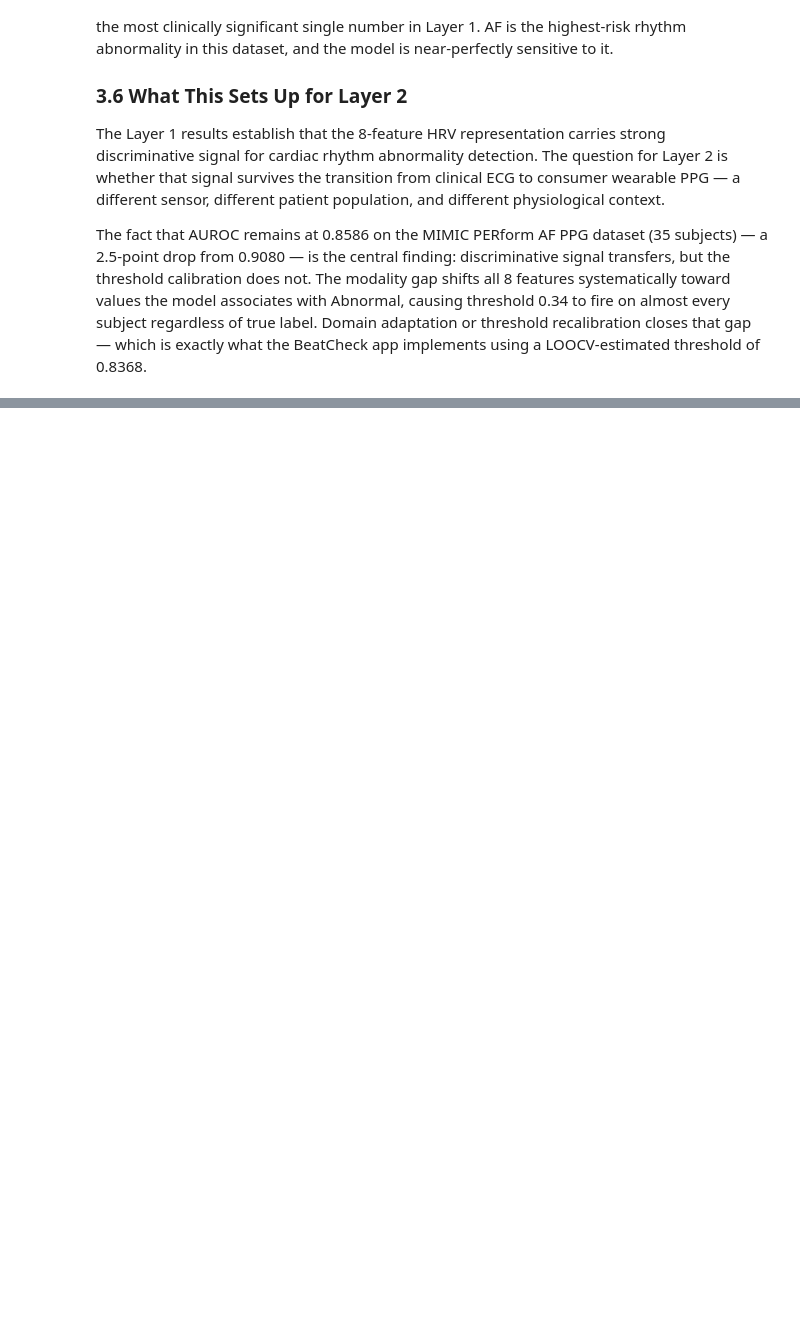
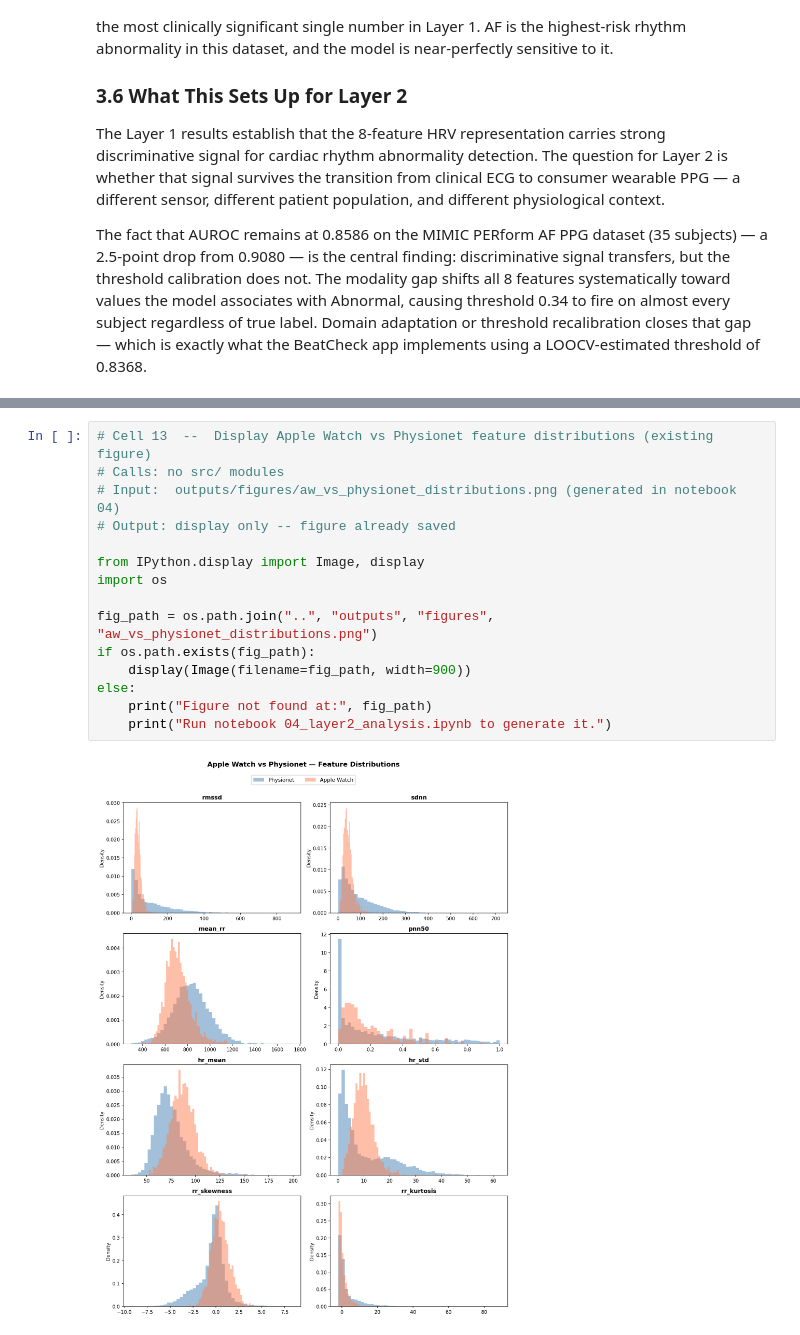
Before and after one commit to Lucas-sam93/ga-capstone-heartbeat-or-noise, a Jupyter notebook: notebooks/06_technical_report.ipynb, the cells around one changed output, grey strips where cells are left out. Drawn from its saved outputs; the diff is of its cells as text; blank space fills up the shorter version.

```diff
--- a/notebooks/06_technical_report.ipynb
+++ b/notebooks/06_technical_report.ipynb
@@ -1220,0 +1425,17 @@ The fact that AUROC remains at 0.8586 on the MIMIC PERform AF PPG dataset (35 su
+# %%
+# Cell 13  --  Display Apple Watch vs Physionet feature distributions (existing figure)
+# Calls: no src/ modules
+# Input:  outputs/figures/aw_vs_physionet_distributions.png (generated in notebook 04)
+# Output: display only -- figure already saved
+
+from IPython.display import Image, display
+import os
+
+fig_path = os.path.join("..", "outputs", "figures", "aw_vs_physionet_distributions.png")
+if os.path.exists(fig_path):
+    display(Image(filename=fig_path, width=900))
+else:
+    print("Figure not found at:", fig_path)
+    print("Run notebook 04_layer2_analysis.ipynb to generate it.")
+# %% [output]
+[figure, added]
```
Also changed, not shown: parts of 25 cells of this notebook, 20 other files.
